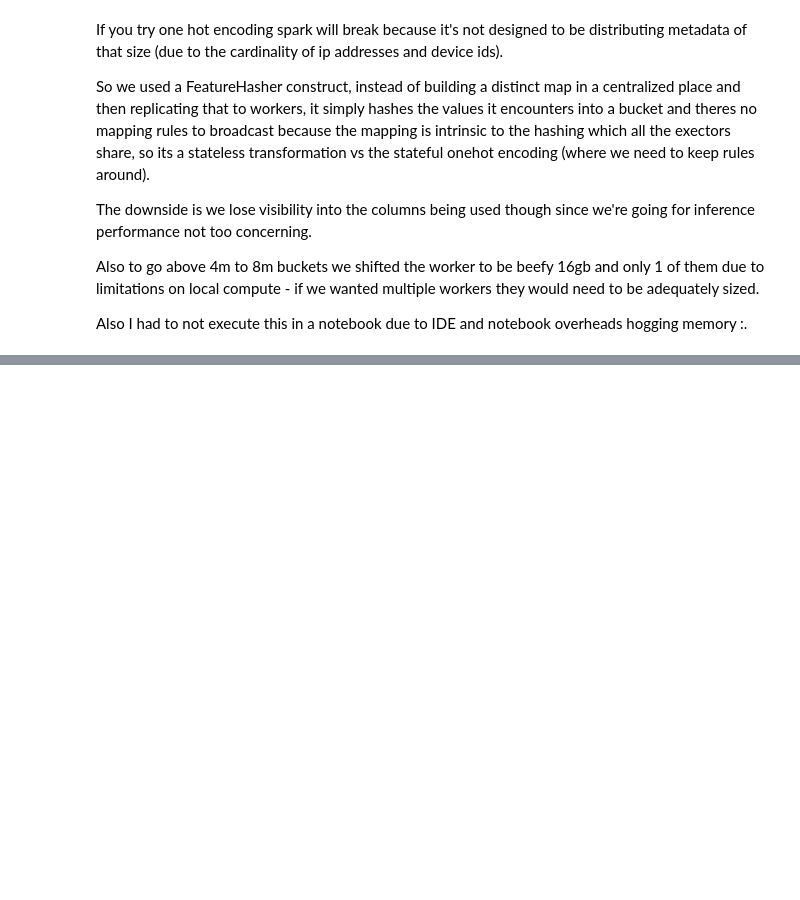
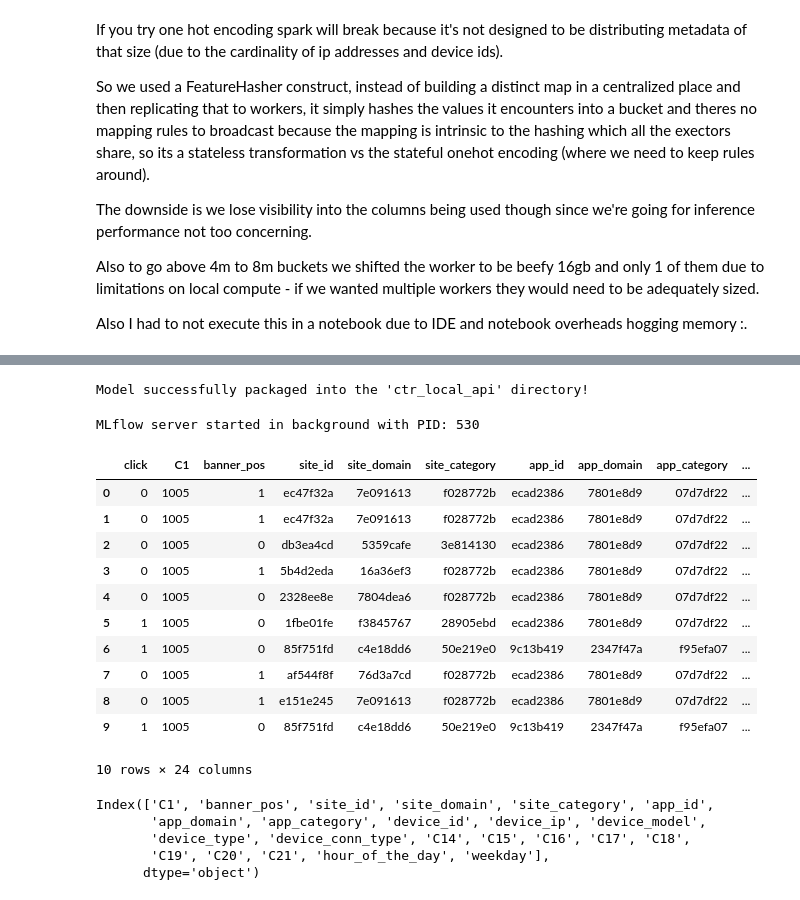
Before and after one commit to angelusualle/machine-learning, a Jupyter notebook: classification/linear-decision-boundaries/discriminative/logistic/logistic_regression.ipynb, the cells around one changed output, grey strips where cells are left out. Saved outputs shown, nothing was run; the diff lists cells and outputs as text; code cells hidden in the pictures; blank space fills up the shorter version.

Commit message:
wrapped up logistic

```diff
--- a/classification/linear-decision-boundaries/discriminative/logistic/logistic_regression.ipynb
+++ b/classification/linear-decision-boundaries/discriminative/logistic/logistic_regression.ipynb
@@ -4024,0 +4058,15 @@ Training ROC-AUC: 0.8015095898179421, Final Training Log Loss: 0.392338638748366
+# %%
+from pyspark.sql import SparkSession
+from pyspark.ml import PipelineModel
+
+NUM_FEATURES = 8194304
+MODEL_ID = "trained_1e-4_default_max_iter_8m_feats"
+spark = SparkSession.builder.appName("Convert") \
+    .master(f"spark://spark-master:7077") \
+    .config("spark.kryoserializer.buffer.max", "256m") \
+    .getOrCreate()
+
+test_df = spark.read.parquet(".data/preprocessed/test")
+
+# Load the fitted pipeline (which contains your Logistic Regression model and hashers)
+pipeline_model = PipelineModel.load(f".data/model/{MODEL_ID}")
@@ -4024,0 +4150,56 @@ Training ROC-AUC: 0.8015095898179421, Final Training Log Loss: 0.392338638748366
+# %%
+import mlflow
+import shutil
+import os
+
+
+if os.path.exists(".data/ctr_local_api"):
+    shutil.rmtree(".data/ctr_local_api")
+
+mlflow.pyfunc.save_model(
+    path=".data/ctr_local_api",
+    python_model=FastNumpyWrapper(),
+    artifacts={
+        "weights_file": ".data/weights/logistic_weights.npz" # The file you exported earlier
+    }
+)
+
+print("Model successfully packaged into the 'ctr_local_api' directory!")
+# %% [output]
+Model successfully packaged into the 'ctr_local_api' directory!
+# %%
+import subprocess
+
+# Open a log file to catch server output
+log_file = open("mlflow_server.log", "w")
+
+# Launch the server in a non-blocking background process
+process = subprocess.Popen(
+    [
+        "mlflow", "models", "serve",
+        "-m", ".data/ctr_local_api",
+        "-p", "5001",
+        "--env-manager", "local"
+    ],
+    stdout=log_file,
+    stderr=log_file
+)
+
+print(f"MLflow server started in background with PID: {process.pid}")
+# %% [output]
+MLflow server started in background with PID: 530
+# %%
+test_df.limit(10).toPandas()
+# %% [output]
+|  | click | C1 | banner_pos | site_id | site_domain | site_category | app_id | app_domain | app_category | ... |
+| 0 | 0 | 1005 | 1 | ec47f32a | 7e091613 | f028772b | ecad2386 | 7801e8d9 | 07d7df22 | ... |
+| 1 | 0 | 1005 | 1 | ec47f32a | 7e091613 | f028772b | ecad2386 | 7801e8d9 | 07d7df22 | ... |
+| 2 | 0 | 1005 | 0 | db3ea4cd | 5359cafe | 3e814130 | ecad2386 | 7801e8d9 | 07d7df22 | ... |
+| 3 | 0 | 1005 | 1 | 5b4d2eda | 16a36ef3 | f028772b | ecad2386 | 7801e8d9 | 07d7df22 | ... |
+| 4 | 0 | 1005 | 0 | 2328ee8e | 7804dea6 | f028772b | ecad2386 | 7801e8d9 | 07d7df22 | ... |
+| 5 | 1 | 1005 | 0 | 1fbe01fe | f3845767 | 28905ebd | ecad2386 | 7801e8d9 | 07d7df22 | ... |
+| 6 | 1 | 1005 | 0 | 85f751fd | c4e18dd6 | 50e219e0 | 9c13b419 | 2347f47a | f95efa07 | ... |
+| 7 | 0 | 1005 | 1 | af544f8f | 76d3a7cd | f028772b | ecad2386 | 7801e8d9 | 07d7df22 | ... |
+| 8 | 0 | 1005 | 1 | e151e245 | 7e091613 | f028772b | ecad2386 | 7801e8d9 | 07d7df22 | ... |
+| 9 | 1 | 1005 | 0 | 85f751fd | c4e18dd6 | 50e219e0 | 9c13b419 | 2347f47a | f95efa07 | ... |
+10 rows × 24 columns
@@ -4024,0 +4208,8 @@ Training ROC-AUC: 0.8015095898179421, Final Training Log Loss: 0.392338638748366
+# %%
+data.columns
+# %% [output]
+Index(['C1', 'banner_pos', 'site_id', 'site_domain', 'site_category', 'app_id',
+       'app_domain', 'app_category', 'device_id', 'device_ip', 'device_model',
+       'device_type', 'device_conn_type', 'C14', 'C15', 'C16', 'C17', 'C18',
+       'C19', 'C20', 'C21', 'hour_of_the_day', 'weekday'],
+      dtype='object')
```
Also changed, not shown: parts of 10 cells of this notebook, 2 other files.
